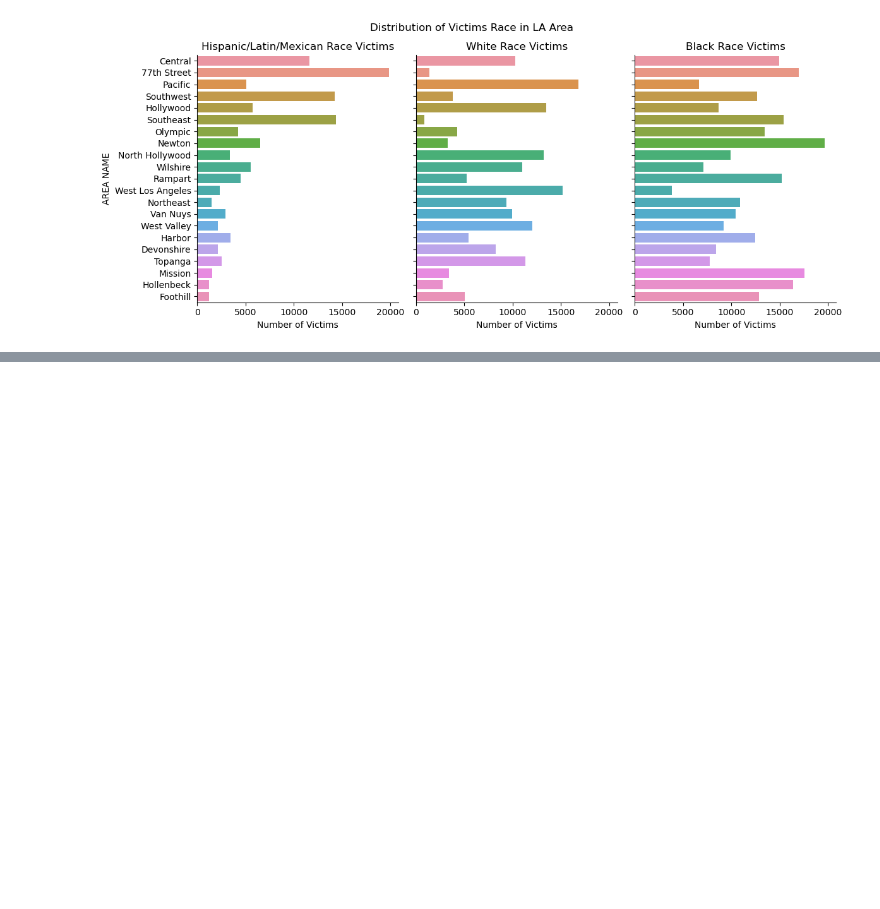
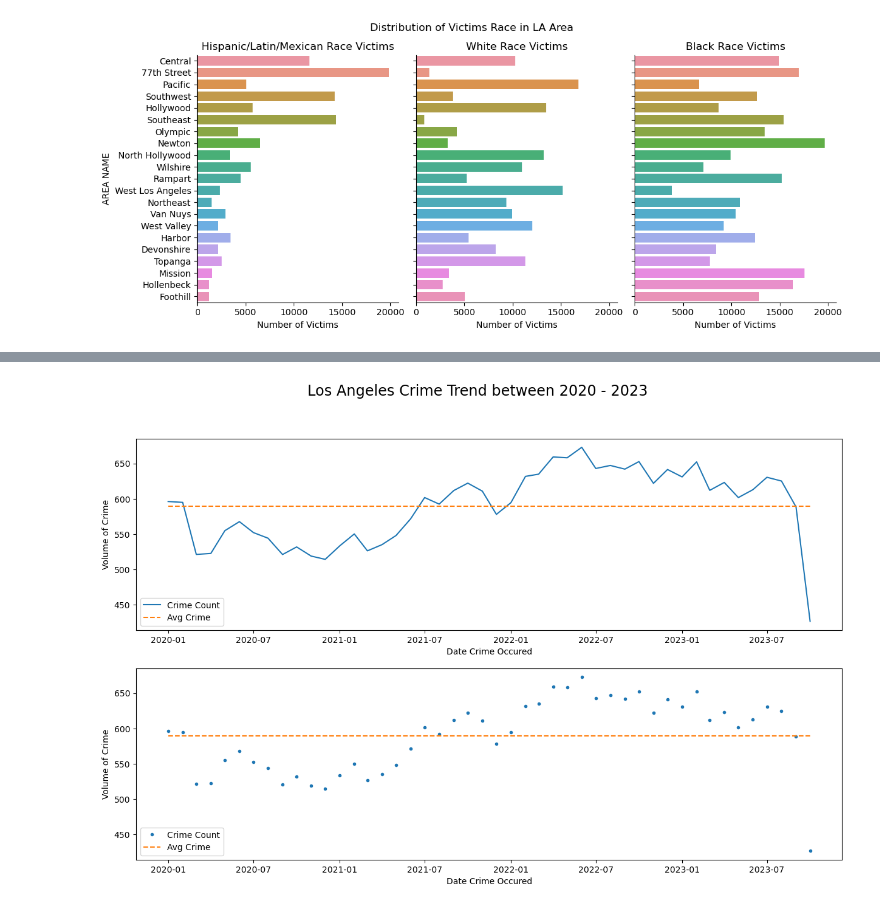
Before and after one commit to MiaL7/Crime-Data-Analysis, a Jupyter notebook: data_analyze.ipynb, the cells around one changed output, grey strips where cells are left out. Drawn from its saved outputs; the diff is of its cells as text; code cells hidden in the pictures; blank space fills up the shorter version.

```diff
--- a/data_analyze.ipynb
+++ b/data_analyze.ipynb
@@ -139,0 +165,7 @@ plt.show()
+# %%
+crime_volume = pd.DataFrame(df.groupby(df.index.date).size(),
+                            columns = ['crime_count']).reset_index()
+crime_volume.rename(columns = {'index': 'Date'}, inplace = True)
+crime_volume = crime_volume.set_index(['Date'])
+crime_volume.index = pd.to_datetime(crime_volume.index)
+monthly_crime = crime_volume.resample('MS').mean()
@@ -139,0 +184,28 @@ plt.show()
+# %%
+crime_trend,axs = plt.subplots(2, figsize = (15, 9))
+crime_trend.suptitle('Los Angeles Crime Trend between 2020 - 2023',
+                     size = 'xx-large')
+
+avg = y_mean = [np.mean(monthly_crime['crime_count']) for i in monthly_crime['crime_count']]
+
+axs[0].plot(monthly_crime
+            , label='Crime Count', color = 'tab:blue')
+axs[0].plot(monthly_crime.index, avg, label = 'Avg Crime',
+            linestyle= '--', color = 'tab:orange')
+
+axs[0].set_xlabel('Date Crime Occured')
+axs[0].set_ylabel('Volume of Crime')
+
+axs[1].plot(monthly_crime,'.b',label='Crime Count', color = 'tab:blue' )
+axs[1].plot(monthly_crime.index, avg, label = 'Avg Crime',
+            linestyle = '--', color = 'tab:orange')
+
+axs[1].set_xlabel('Date Crime Occured')
+axs[1].set_ylabel('Volume of Crime')
+
+axs[0].legend(loc = 'lower left')
+axs[1].legend(loc = 'lower left')
+
+plt.savefig('./fig/Monthly Crime Trend lineplot and dotplot.png');
+# %% [output]
+[figure, added]
```
Also changed, not shown: parts of 13 cells of this notebook, 12 other files.
